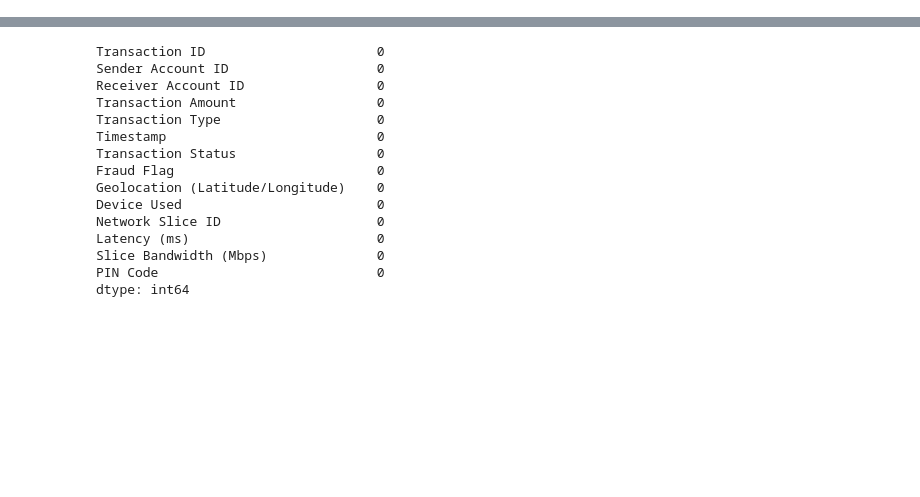
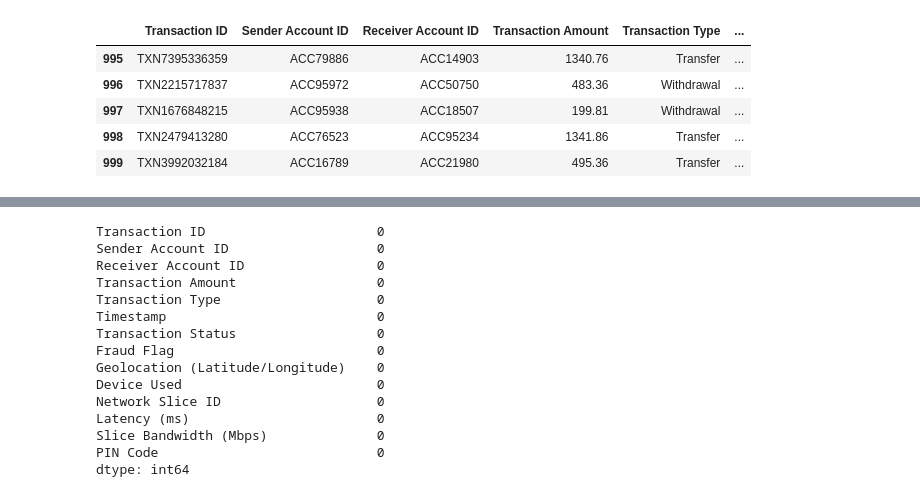
Before and after one commit to Saswankar1/IBM_DataSci, a Jupyter notebook: Class5/transaction_SVM.ipynb, the cells around one changed output, grey strips where cells are left out. Cells and saved outputs as stored; diff of their text form; code cells hidden in the pictures; blank space fills up the shorter version.

```diff
--- a/Class5/transaction_SVM.ipynb
+++ b/Class5/transaction_SVM.ipynb
@@ -16,0 +19,9 @@ df.head()
+# %%
+df.tail()
+# %% [output]
+|  | Transaction ID | Sender Account ID | Receiver Account ID | Transaction Amount | Transaction Type | ... |
+| 995 | TXN7395336359 | ACC79886 | ACC14903 | 1340.76 | Transfer | ... |
+| 996 | TXN2215717837 | ACC95972 | ACC50750 | 483.36 | Withdrawal | ... |
+| 997 | TXN1676848215 | ACC95938 | ACC18507 | 199.81 | Withdrawal | ... |
+| 998 | TXN2479413280 | ACC76523 | ACC95234 | 1341.86 | Transfer | ... |
+| 999 | TXN3992032184 | ACC16789 | ACC21980 | 495.36 | Transfer | ... |
```
Also changed, not shown: parts of 28 cells of this notebook.
